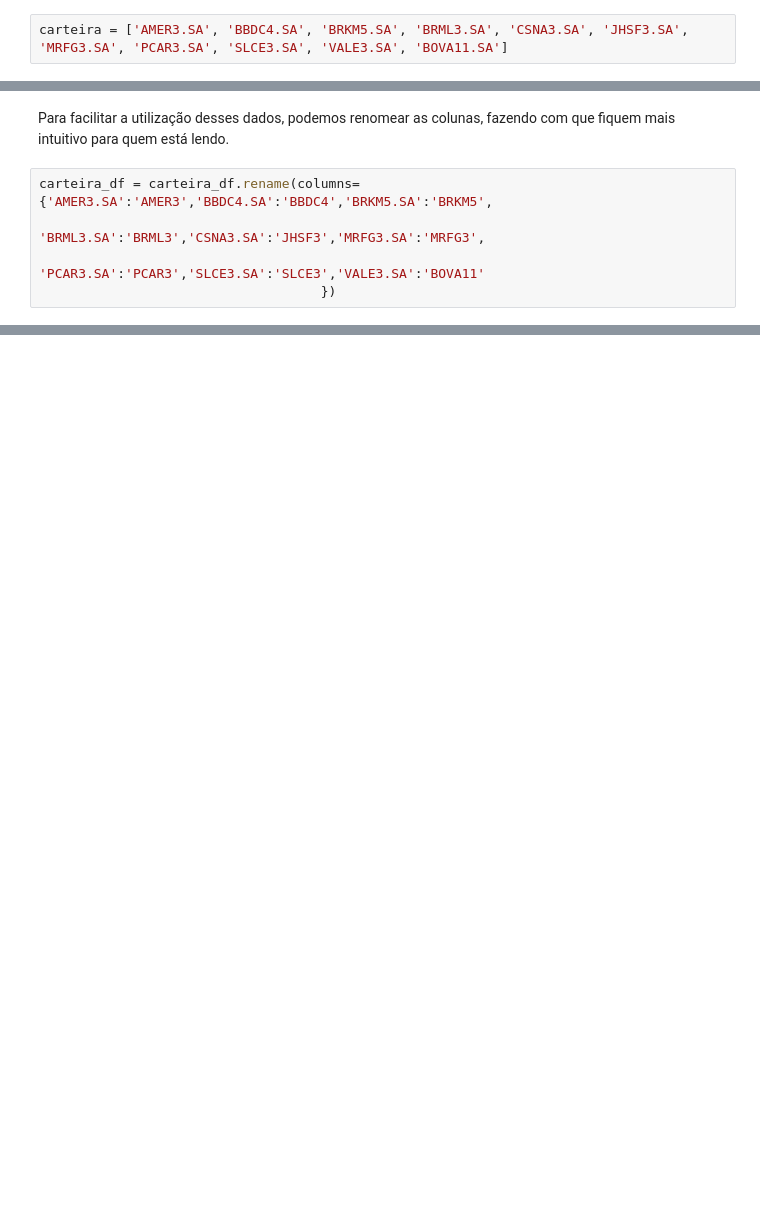
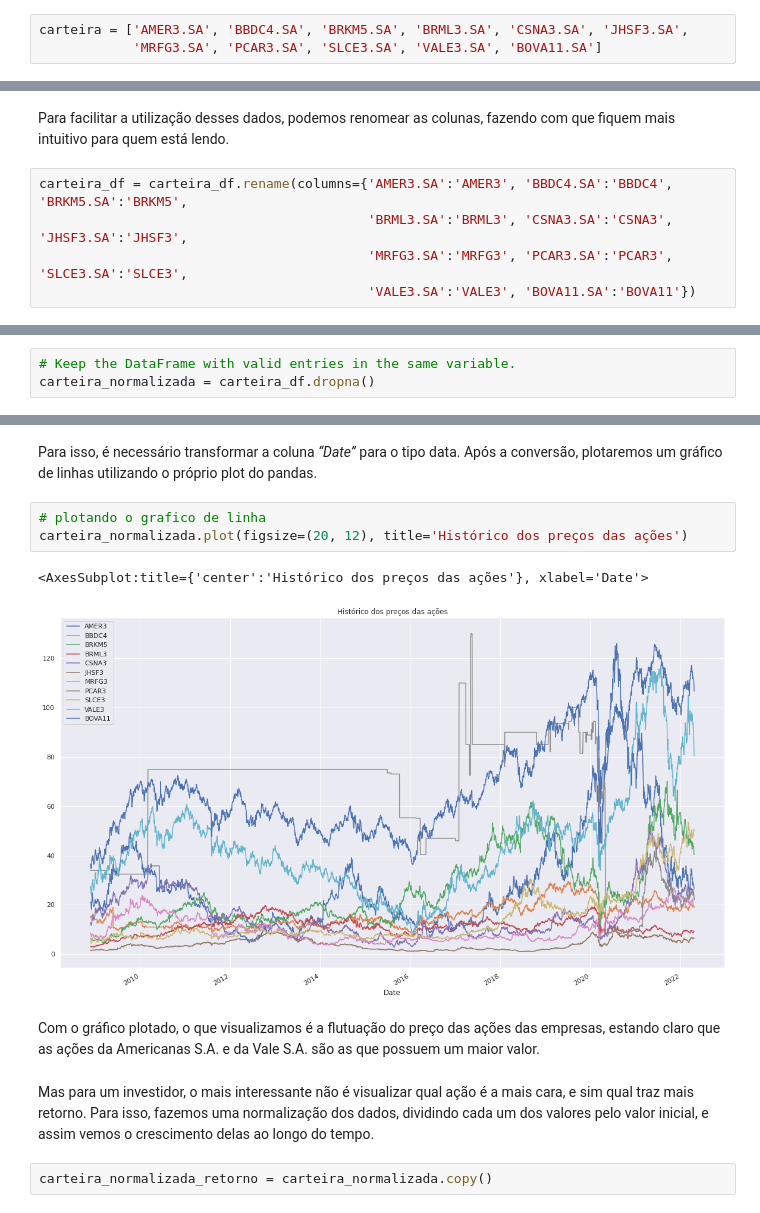
Before and after one commit to alexcamargos/Learning_Python_Programming, a Jupyter notebook: FinancialData/dados_financeiros.ipynb, the cells around one changed output, grey strips where cells are left out. Cells and saved outputs as stored; diff of their text form; blank space fills up the shorter version.

Commit message:
Visualizando dados do mercado financeiro.

```diff
--- a/FinancialData/dados_financeiros.ipynb
+++ b/FinancialData/dados_financeiros.ipynb
@@ -146,5 +146,6 @@ Precisamos definir as ações de quais empresas desejamos importar, colocando se
 - Vale S.A. (VALE3.SA)
 - iShares Ibovespa Index Fund (BOVA11.SA)
 # %%
-carteira = ['AMER3.SA', 'BBDC4.SA', 'BRKM5.SA', 'BRML3.SA', 'CSNA3.SA', 'JHSF3.SA', 'MRFG3.SA', 'PCAR3.SA', 'SLCE3.SA', 'VALE3.SA', 'BOVA11.SA']
+carteira = ['AMER3.SA', 'BBDC4.SA', 'BRKM5.SA', 'BRML3.SA', 'CSNA3.SA', 'JHSF3.SA',
+            'MRFG3.SA', 'PCAR3.SA', 'SLCE3.SA', 'VALE3.SA', 'BOVA11.SA']
 # %% [markdown]
@@ -197,8 +204,8 @@ memory usage: 397.7 KB
 # %% [markdown]
 Para facilitar a utilização desses dados, podemos renomear as colunas, fazendo com que fiquem mais intuitivo para quem está lendo.
 # %%
-carteira_df = carteira_df.rename(columns={'AMER3.SA':'AMER3','BBDC4.SA':'BBDC4','BRKM5.SA':'BRKM5',
-                                    'BRML3.SA':'BRML3','CSNA3.SA':'JHSF3','MRFG3.SA':'MRFG3',
-                                    'PCAR3.SA':'PCAR3','SLCE3.SA':'SLCE3','VALE3.SA':'BOVA11'
-                                    })
+carteira_df = carteira_df.rename(columns={'AMER3.SA':'AMER3', 'BBDC4.SA':'BBDC4', 'BRKM5.SA':'BRKM5',
+                                          'BRML3.SA':'BRML3', 'CSNA3.SA':'CSNA3', 'JHSF3.SA':'JHSF3',
+                                          'MRFG3.SA':'MRFG3', 'PCAR3.SA':'PCAR3', 'SLCE3.SA':'SLCE3',
+                                          'VALE3.SA':'VALE3', 'BOVA11.SA':'BOVA11'})
 # %%
@@ -234,0 +269,3 @@ memory usage: 397.7 KB
+# %%
+# Keep the DataFrame with valid entries in the same variable.
+carteira_normalizada = carteira_df.dropna()
@@ -234,0 +333,14 @@ memory usage: 397.7 KB
+# %% [markdown]
+Para isso, é necessário transformar a coluna _“Date”_ para o tipo data. Após a conversão, plotaremos um gráfico de linhas utilizando o próprio plot do pandas.
+# %%
+# plotando o grafico de linha
+carteira_normalizada.plot(figsize=(20, 12), title='Histórico dos preços das ações')
+# %% [output]
+<AxesSubplot:title={'center':'Histórico dos preços das ações'}, xlabel='Date'>
+[figure, added]
+# %% [markdown]
+Com o gráfico plotado, o que visualizamos é a flutuação do preço das ações das empresas, estando claro que as ações da Americanas S.A. e da Vale S.A. são as que possuem um maior valor.
+# %% [markdown]
+Mas para um investidor, o mais interessante não é visualizar qual ação é a mais cara, e sim qual traz mais retorno. Para isso, fazemos uma normalização dos dados, dividindo cada um dos valores pelo valor inicial, e assim vemos o crescimento delas ao longo do tempo.
+# %%
+carteira_normalizada_retorno = carteira_normalizada.copy()
```
Also changed, not shown: parts of 23 cells of this notebook.
